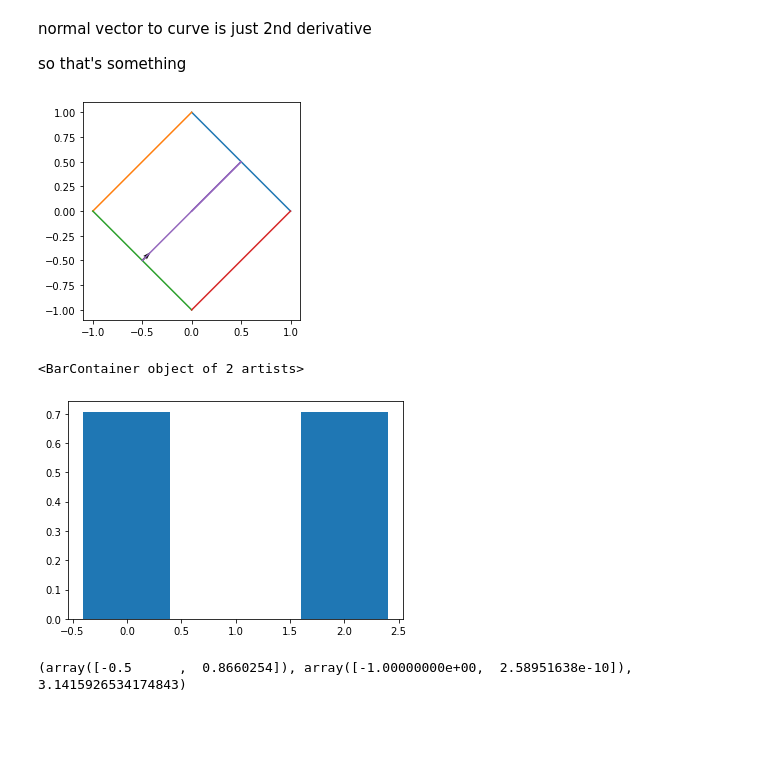
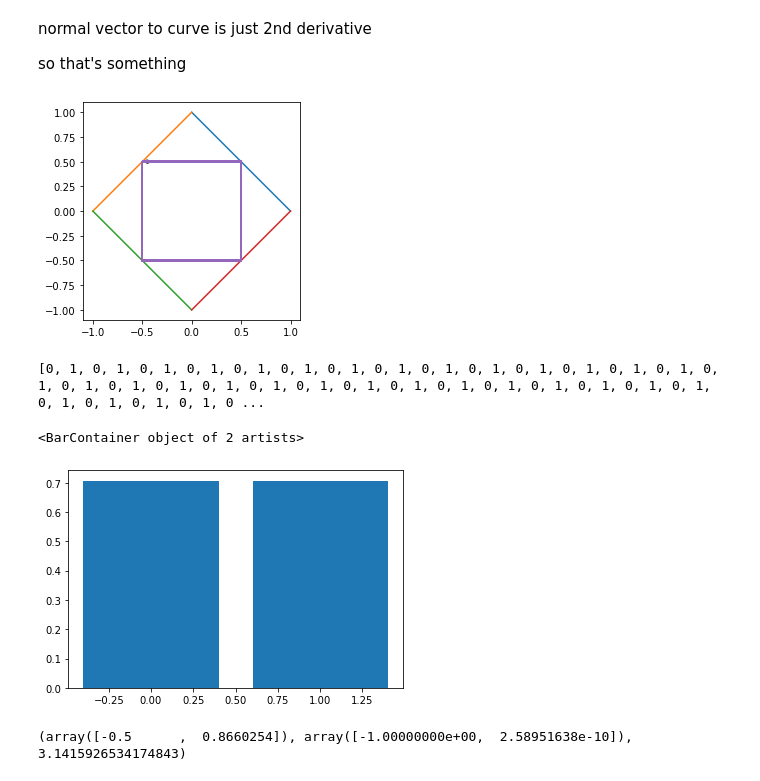
Before and after one commit to Creatorri/18.821-Project-2-Billiards, a Jupyter notebook: Simple Collision.ipynb, the cells around one changed output. Cells and saved outputs as stored; diff of their text form; code cells hidden in the pictures; blank space fills up the shorter version.

```diff
--- a/Simple Collision.ipynb
+++ b/Simple Collision.ipynb
@@ -113,8 +113,11 @@ def sim(hitFunc,x,v,depth):
         lines = lines + [(x,v,s)]
     return lines
 # %%
-def side_chance(sim_result):
-    s = np.array(list(map(lambda x: x[2],sim_result[1:])))
+def side_chance(sim_result,mod=0):
+    if mod == 0:
+        s = np.array(list(map(lambda x: x[2],sim_result[1:])))
+    else:
+        s = np.array(list(map(lambda x: x[2]%mod,sim_result[1:])))
     uniques = np.unique(s)
     counts = np.array(list(map(lambda u: sum(1 for side in s if side == u),uniques)))
     counts = normalize(counts)
@@ -125,7 +128,7 @@ bounces = 10000
 ng = ngon(sides)
 nghit = polygon_hit(ng)
 # %%
-ls = sim(nghit,np.array([0,0]),np.array([1,1]),bounces)
+ls = sim(nghit,np.array([0,0.5]),np.array([1,0]),bounces)
 plt.plot(*ng.T)
 xs = list(map(lambda x: x[0][0], ls))
 ys = list(map(lambda x: x[0][1], ls))
@@ -136,17 +139,18 @@ ax = plt.gca()
 ax.set_aspect(1)
 plt.show()
 # %% [output]
-[figure, old version]
+[figure, new version]
 # %%
-ss = list(map(lambda x: x[2],ls[1:]))
-#print(ss)
+ss = list(map(lambda x: x[2]%2,ls[1:]))
+print(ss)
 #ax = plt.gca()
 #ax.hist(ss,bins=2*sides)
-us,cs = side_chance(ls)
+us,cs = side_chance(ls,mod=2)
 plt.bar(us,cs)
 # %% [output]
-<BarContainer object of 2 artists>
+[0, 1, 0, 1, 0, 1, 0, 1, 0, 1, 0, 1, 0, 1, 0, 1, 0, 1, 0, 1, 0, 1, 0, 1, 0, 1, 0, 1, 0, 1, 0, 1, 0, 1, 0, 1, 0, 1, 0, 1, 0, 1, 0, 1, 0, 1, 0, 1, 0, 1, 0, 1, 0, 1, 0, 1, 0, 1, 0, 1, 0, 1, 0, 1, 0, 1, 0 ...
+<BarContainer object of 2 artists>
-[figure, old version]
+[figure, new version]
 # %%
 theta = np.pi/3 #<- Edit this!
 ls = sim(circle_hit,np.array([1,0]),np.array([np.cos(theta),np.sin(theta)]),bounces)
```
Also changed, not shown: parts of 8 cells of this notebook.
